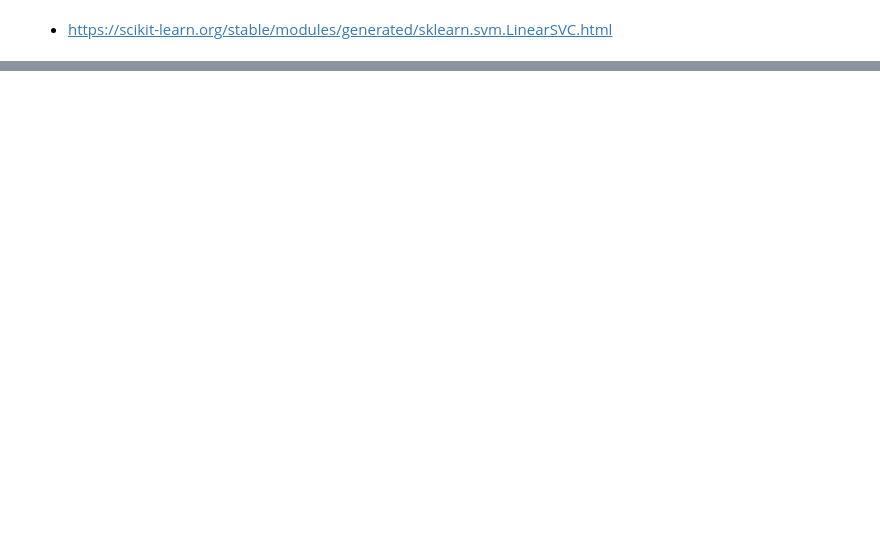
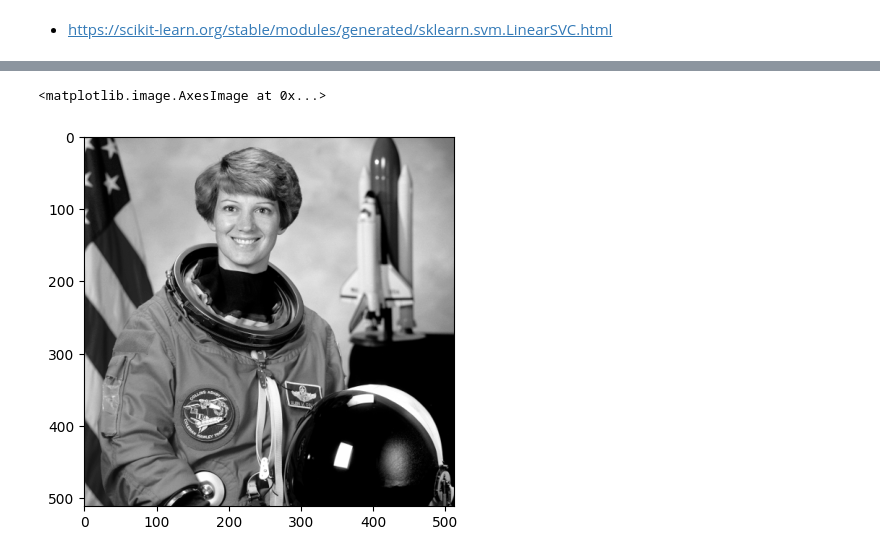
Before and after one commit to gymnopedy01/ictis-2023-ai, a Jupyter notebook: 다운로드/배포_ML_SVM_얼굴검출.ipynb, the cells around one changed output, grey strips where cells are left out. Saved outputs shown, nothing was run; the diff lists cells and outputs as text; code cells hidden in the pictures; blank space fills up the shorter version.

```diff
--- a/다운로드/배포_ML_SVM_얼굴검출.ipynb
+++ b/다운로드/배포_ML_SVM_얼굴검출.ipynb
@@ -135,4 +178,7 @@ plt.imshow(test_image)
 # %%
-test_image = skimage.color.(test_image)
+test_image = skimage.color.rgb2gray(test_image)
 plt.imshow(test_image, cmap='gray')
+# %% [output]
+<matplotlib.image.AxesImage at 0x...>
+[figure, added]
 # %%
```
Also changed, not shown: parts of 29 cells of this notebook.
